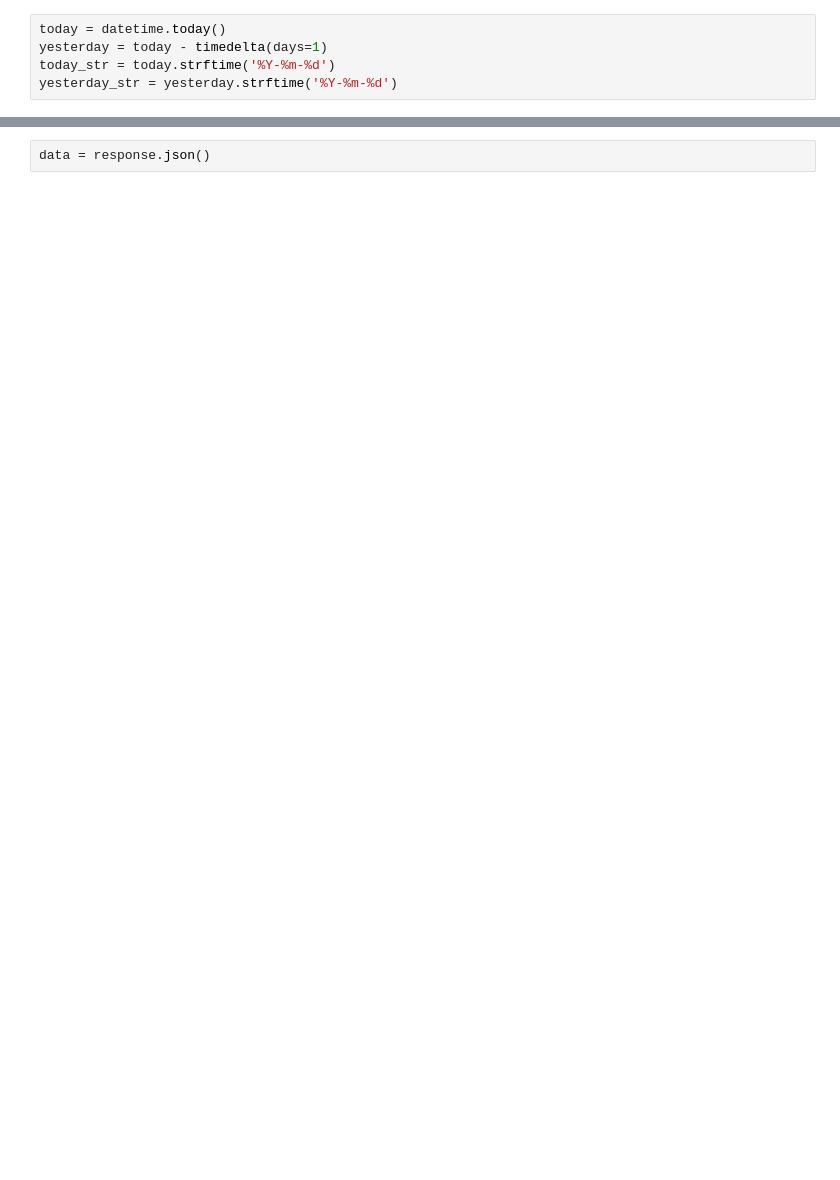
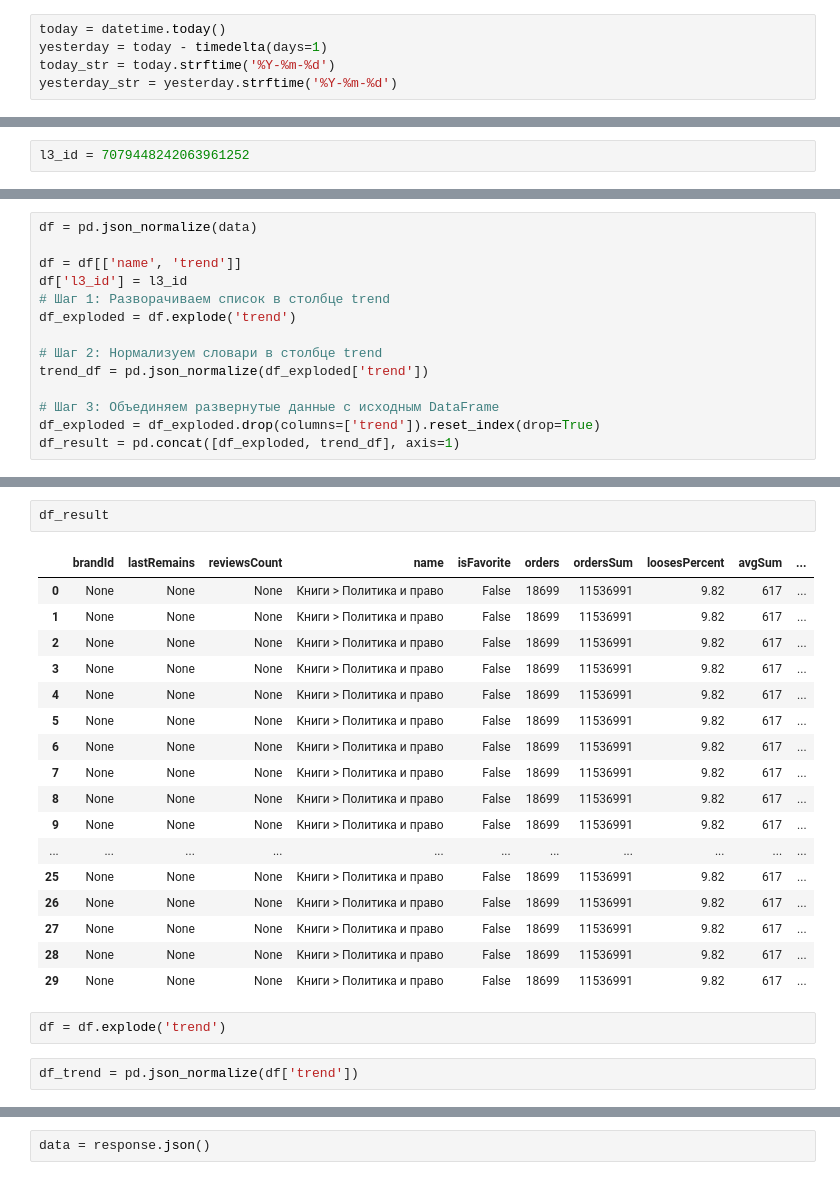
Before and after one commit to vnaumq/mini-dwh-sales-pipeline, a Jupyter notebook: dags/parsing.ipynb, the cells around one changed output, grey strips where cells are left out. Cells and saved outputs as stored; diff of their text form; blank space fills up the shorter version.

```diff
--- a/dags/parsing.ipynb
+++ b/dags/parsing.ipynb
@@ -82,0 +65,2 @@ import requests
+# %%
+l3_id = 7079448242063961252
@@ -82,0 +210,14 @@ import requests
+# %%
+df = pd.json_normalize(data)
+
+df = df[['name', 'trend']]
+df['l3_id'] = l3_id
+# Шаг 1: Разворачиваем список в столбце trend
+df_exploded = df.explode('trend')
+
+# Шаг 2: Нормализуем словари в столбце trend
+trend_df = pd.json_normalize(df_exploded['trend'])
+
+# Шаг 3: Объединяем развернутые данные с исходным DataFrame
+df_exploded = df_exploded.drop(columns=['trend']).reset_index(drop=True)
+df_result = pd.concat([df_exploded, trend_df], axis=1)
@@ -82,0 +322,24 @@ import requests
+# %%
+df_result
+# %% [output]
+|  | brandId | lastRemains | reviewsCount | name | isFavorite | orders | ordersSum | loosesPercent | avgSum | ... |
+| 0 | None | None | None | Книги > Политика и право | False | 18699 | 11536991 | 9.82 | 617 | ... |
+| 1 | None | None | None | Книги > Политика и право | False | 18699 | 11536991 | 9.82 | 617 | ... |
+| 2 | None | None | None | Книги > Политика и право | False | 18699 | 11536991 | 9.82 | 617 | ... |
+| 3 | None | None | None | Книги > Политика и право | False | 18699 | 11536991 | 9.82 | 617 | ... |
+| 4 | None | None | None | Книги > Политика и право | False | 18699 | 11536991 | 9.82 | 617 | ... |
+| 5 | None | None | None | Книги > Политика и право | False | 18699 | 11536991 | 9.82 | 617 | ... |
+| 6 | None | None | None | Книги > Политика и право | False | 18699 | 11536991 | 9.82 | 617 | ... |
+| 7 | None | None | None | Книги > Политика и право | False | 18699 | 11536991 | 9.82 | 617 | ... |
+| 8 | None | None | None | Книги > Политика и право | False | 18699 | 11536991 | 9.82 | 617 | ... |
+| 9 | None | None | None | Книги > Политика и право | False | 18699 | 11536991 | 9.82 | 617 | ... |
+| ... | ... | ... | ... | ... | ... | ... | ... | ... | ... | ... |
+| 25 | None | None | None | Книги > Политика и право | False | 18699 | 11536991 | 9.82 | 617 | ... |
+| 26 | None | None | None | Книги > Политика и право | False | 18699 | 11536991 | 9.82 | 617 | ... |
+| 27 | None | None | None | Книги > Политика и право | False | 18699 | 11536991 | 9.82 | 617 | ... |
+| 28 | None | None | None | Книги > Политика и право | False | 18699 | 11536991 | 9.82 | 617 | ... |
+| 29 | None | None | None | Книги > Политика и право | False | 18699 | 11536991 | 9.82 | 617 | ... |
+# %%
+df = df.explode('trend')
+# %%
+df_trend = pd.json_normalize(df['trend'])
```
Also changed, not shown: parts of 58 cells of this notebook, 55 other files.
